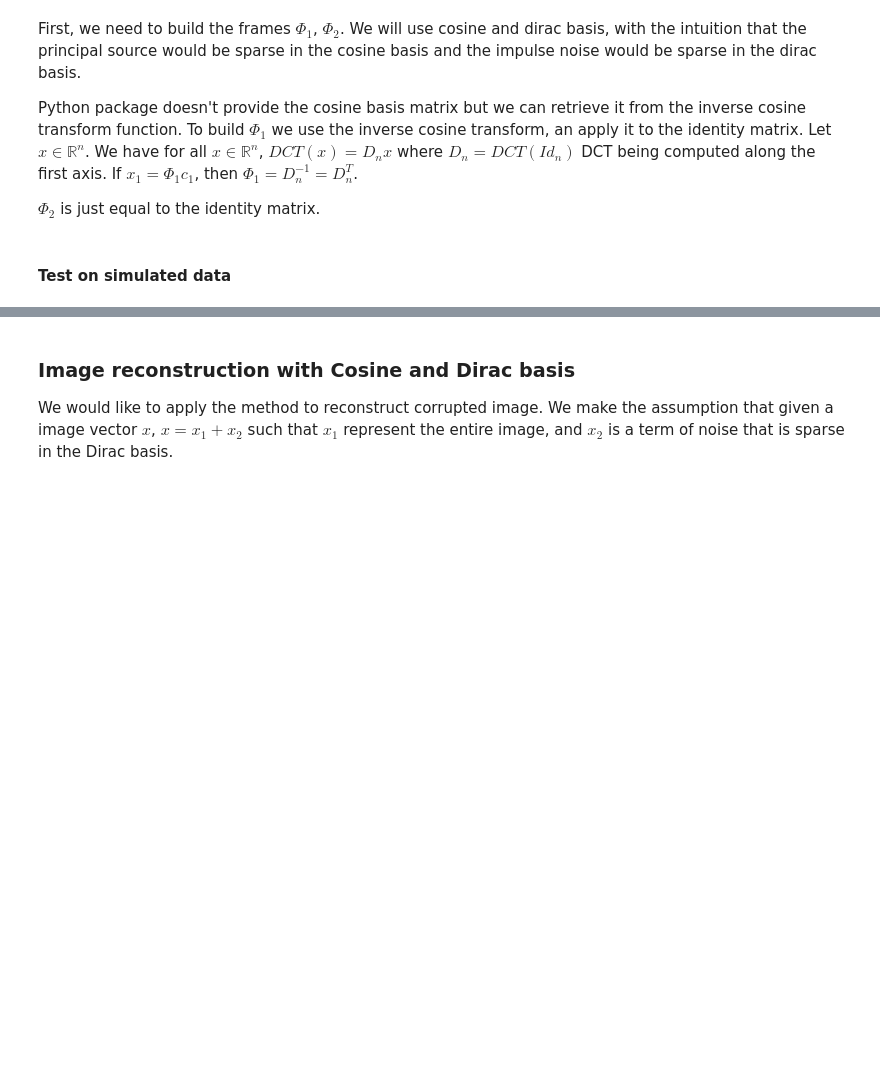
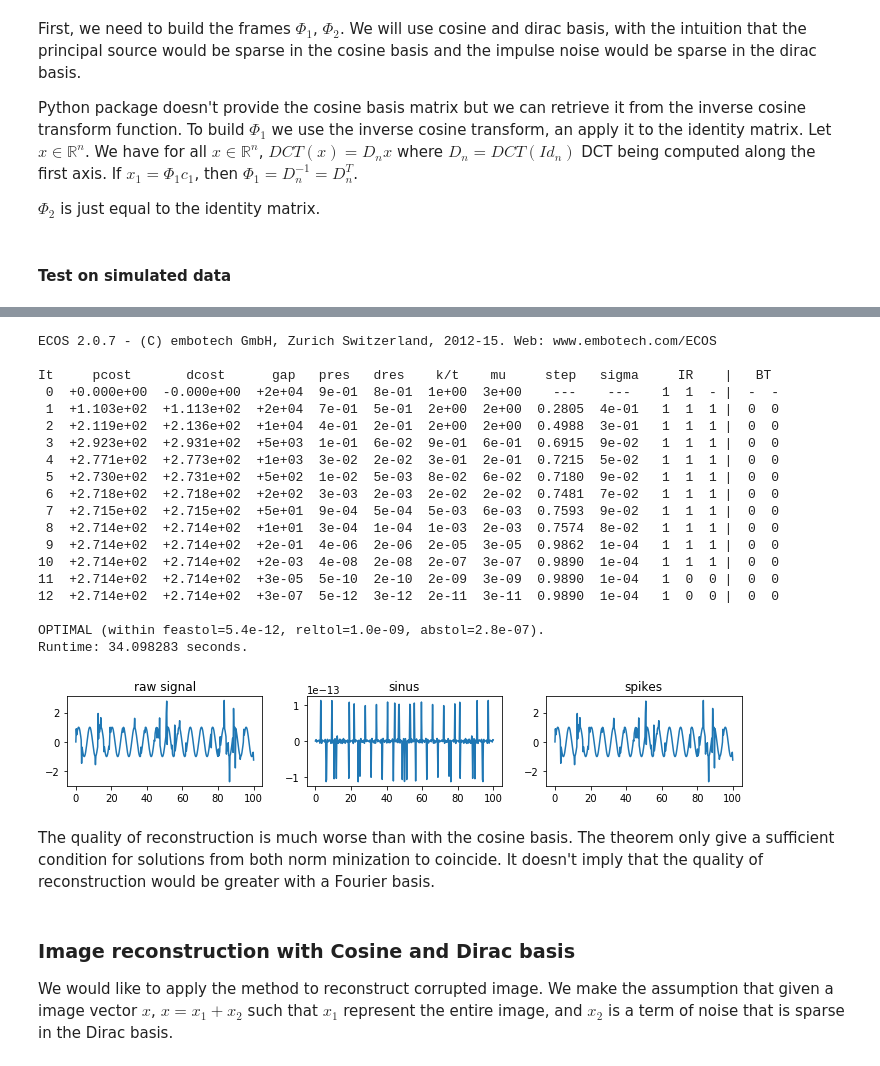
Before and after one commit to ntamle/CompressedSensing, a Jupyter notebook: compressedsensing.ipynb, the cells around one changed output, grey strips where cells are left out. Drawn from its saved outputs; the diff is of its cells as text; code cells hidden in the pictures; blank space fills up the shorter version.

```diff
--- a/compressedsensing.ipynb
+++ b/compressedsensing.ipynb
@@ -192,3 +197,51 @@ one_dim.coherence(np.hstack((basis1, basis2)))
+# %%
+# solve the l1 minimisation problem
+# build phi1 phi2
+# number of sample and spikes
+
+basis1 = spfft.ifft(np.identity(n), axis=0)
+basis2 = np.eye(n)
+
+one_dim = DataSep(basis1, basis2, x)
+x1 = np.dot(basis1, sparse_comp1)
+x2 = np.dot(basis2, sparse_comp2)
+sparse_comp1, sparse_comp2 = one_dim.get_sparse_component()
+x1 = np.dot(basis1, sparse_comp1)
+x2 = np.dot(basis2, sparse_comp2)
+
+plt.figure(figsize = (10, 2))
+plt.subplot(1,3,1)
+plt.plot(z, x)
+plt.title('raw signal')
+plt.subplot(1,3,2)
+plt.plot(z, x1)
+plt.title('sinus')
+plt.subplot(1,3,3)
+plt.plot(z, x2)
+plt.title('spikes')
+# %% [output]
+ECOS 2.0.7 - (C) embotech GmbH, Zurich Switzerland, 2012-15. Web: www.embotech.com/ECOS
+
+It     pcost       dcost      gap   pres   dres    k/t    mu     step   sigma     IR    |   BT
+ 0  +0.000e+00  -0.000e+00  +2e+04  9e-01  8e-01  1e+00  3e+00    ---    ---    1  1  - |  -  -
+ 1  +1.103e+02  +1.113e+02  +2e+04  7e-01  5e-01  2e+00  2e+00  0.2805  4e-01   1  1  1 |  0  0
+ 2  +2.119e+02  +2.136e+02  +1e+04  4e-01  2e-01  2e+00  2e+00  0.4988  3e-01   1  1  1 |  0  0
+ 3  +2.923e+02  +2.931e+02  +5e+03  1e-01  6e-02  9e-01  6e-01  0.6915  9e-02   1  1  1 |  0  0
+ 4  +2.771e+02  +2.773e+02  +1e+03  3e-02  2e-02  3e-01  2e-01  0.7215  5e-02   1  1  1 |  0  0
+ 5  +2.730e+02  +2.731e+02  +5e+02  1e-02  5e-03  8e-02  6e-02  0.7180  9e-02   1  1  1 |  0  0
+ 6  +2.718e+02  +2.718e+02  +2e+02  3e-03  2e-03  2e-02  2e-02  0.7481  7e-02   1  1  1 |  0  0
+ 7  +2.715e+02  +2.715e+02  +5e+01  9e-04  5e-04  5e-03  6e-03  0.7593  9e-02   1  1  1 |  0  0
+ 8  +2.714e+02  +2.714e+02  +1e+01  3e-04  1e-04  1e-03  2e-03  0.7574  8e-02   1  1  1 |  0  0
+ 9  +2.714e+02  +2.714e+02  +2e-01  4e-06  2e-06  2e-05  3e-05  0.9862  1e-04   1  1  1 |  0  0
+10  +2.714e+02  +2.714e+02  +2e-03  4e-08  2e-08  2e-07  3e-07  0.9890  1e-04   1  1  1 |  0  0
+11  +2.714e+02  +2.714e+02  +3e-05  5e-10  2e-10  2e-09  3e-09  0.9890  1e-04   1  0  0 |  0  0
+12  +2.714e+02  +2.714e+02  +3e-07  5e-12  3e-12  2e-11  3e-11  0.9890  1e-04   1  0  0 |  0  0
+
+OPTIMAL (within feastol=5.4e-12, reltol=1.0e-09, abstol=2.8e-07).
+Runtime: 34.098283 seconds.
+[figure, added]
+# %% [markdown]
+The quality of reconstruction is much worse than with the cosine basis. The theorem only give a sufficient condition for solutions from both norm minization to coincide. It doesn't imply that the quality of reconstruction would be greater with a Fourier basis.
 # %% [markdown]
 ### Image reconstruction with Cosine and Dirac basis
 
```
Also changed, not shown: parts of 31 cells of this notebook, 6 other files.
